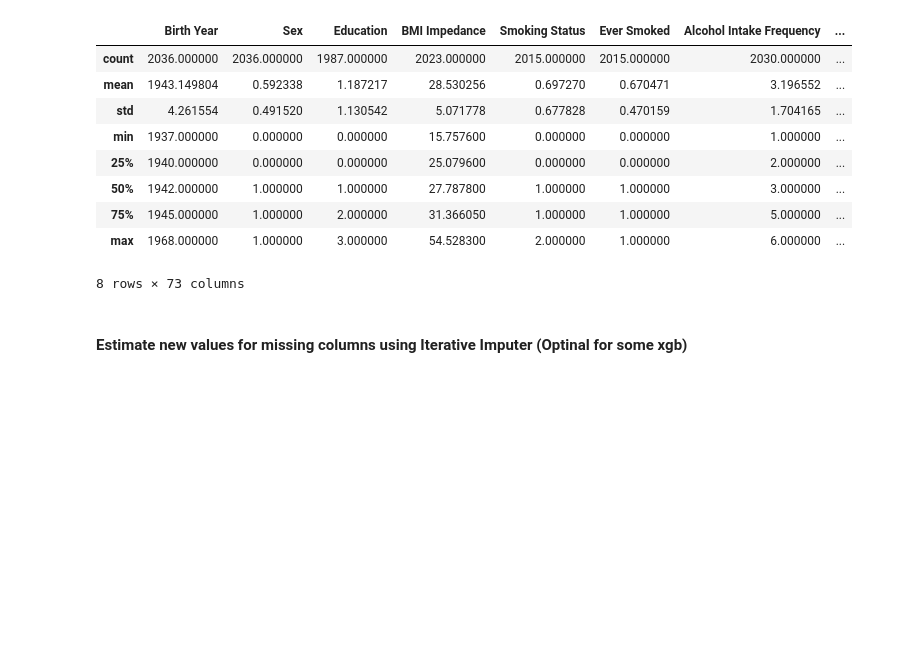
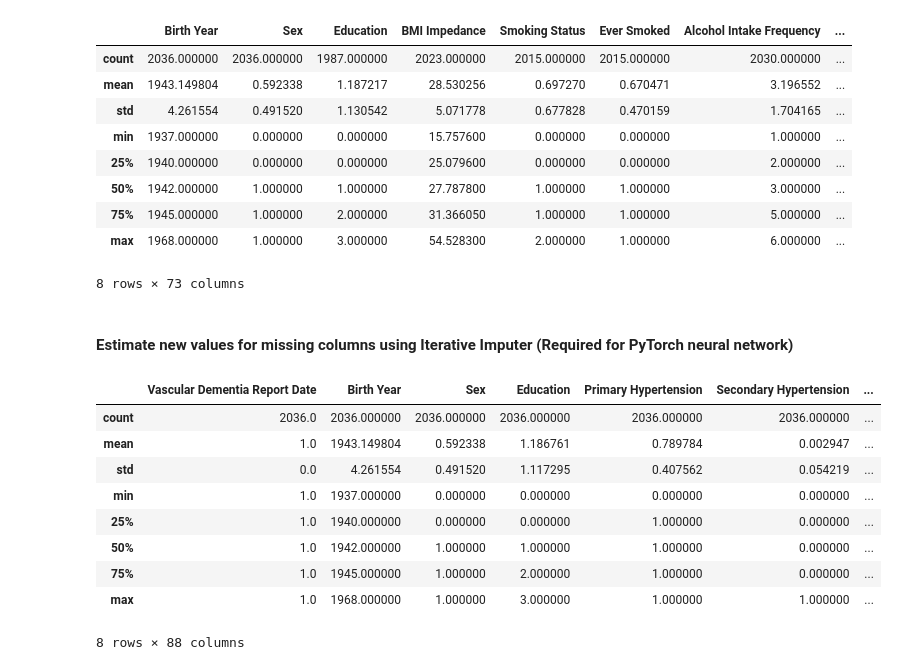
Before and after one commit to Miker2808/MTA-VascularDementiaPredictor, a Jupyter notebook: postporcess_diagnosed.ipynb, the cells around one changed output. Cells and saved outputs as stored; diff of their text form; code cells hidden in the pictures; blank space fills up the shorter version.

```diff
--- a/postporcess_diagnosed.ipynb
+++ b/postporcess_diagnosed.ipynb
@@ -106,7 +101,7 @@ df.describe()
 # %%
 df.to_csv("diagnosed_processed.csv", index=False)
 # %% [markdown]
-#### Estimate new values for missing columns using Iterative Imputer (Optinal for some xgb)
+#### Estimate new values for missing columns using Iterative Imputer (Required for PyTorch neural network)
 # %%
 from sklearn.experimental import enable_iterative_imputer
 from sklearn.impute import IterativeImputer
@@ -114,9 +109,25 @@ from sklearn.ensemble import RandomForestRegressor
 import time
 # %%
 df = pd.read_csv("diagnosed_processed.csv")
+
+# Some fields report diagnosis by assigning the diagnosis date, while NA implies undiagnosed.
+# convert features specified in "DateRportedFields" from date values, to binary
+# meaning: NA = 0, Any date in range (see function) as 1
+df = convert_date_to_binary(df, DateReportedFields)
 
 imputer = IterativeImputer(max_iter=50)
 df_imputed = pd.DataFrame(imputer.fit_transform(df), columns=df.columns)
 
 df_imputed.to_csv("diagnosed_imputed.csv", index=False)
 df_imputed.describe()
+# %% [output]
+|  | Vascular Dementia Report Date | Birth Year | Sex | Education | Primary Hypertension | Secondary Hypertension | ... |
+| count | 2036.0 | 2036.000000 | 2036.000000 | 2036.000000 | 2036.000000 | 2036.000000 | ... |
+| mean | 1.0 | 1943.149804 | 0.592338 | 1.186761 | 0.789784 | 0.002947 | ... |
+| std | 0.0 | 4.261554 | 0.491520 | 1.117295 | 0.407562 | 0.054219 | ... |
+| min | 1.0 | 1937.000000 | 0.000000 | 0.000000 | 0.000000 | 0.000000 | ... |
+| 25% | 1.0 | 1940.000000 | 0.000000 | 0.000000 | 1.000000 | 0.000000 | ... |
+| 50% | 1.0 | 1942.000000 | 1.000000 | 1.000000 | 1.000000 | 0.000000 | ... |
+| 75% | 1.0 | 1945.000000 | 1.000000 | 2.000000 | 1.000000 | 0.000000 | ... |
+| max | 1.0 | 1968.000000 | 1.000000 | 3.000000 | 1.000000 | 1.000000 | ... |
+8 rows × 88 columns
```
Also changed, not shown: parts of 1 cell of this notebook, 2 other files.
